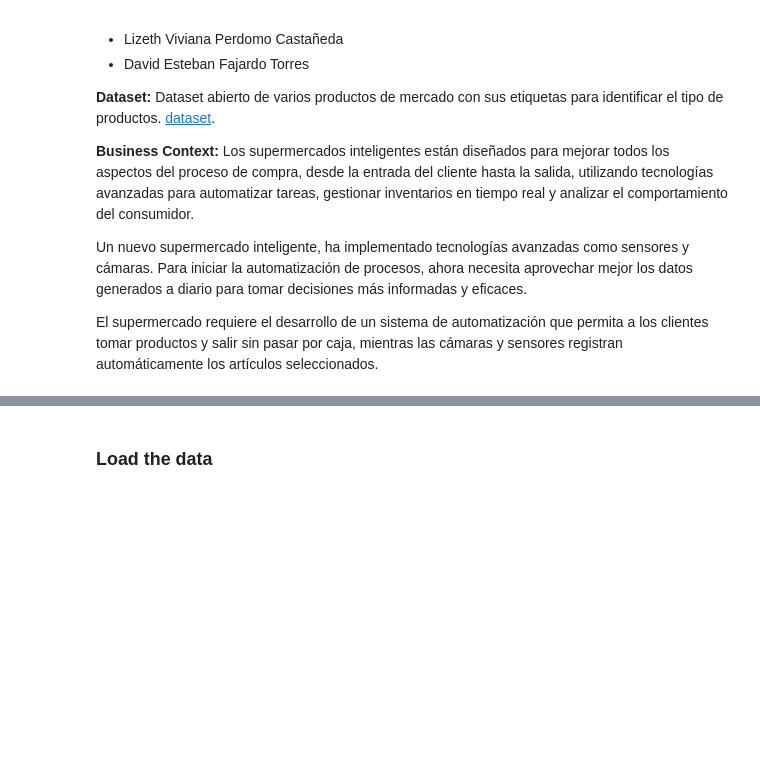
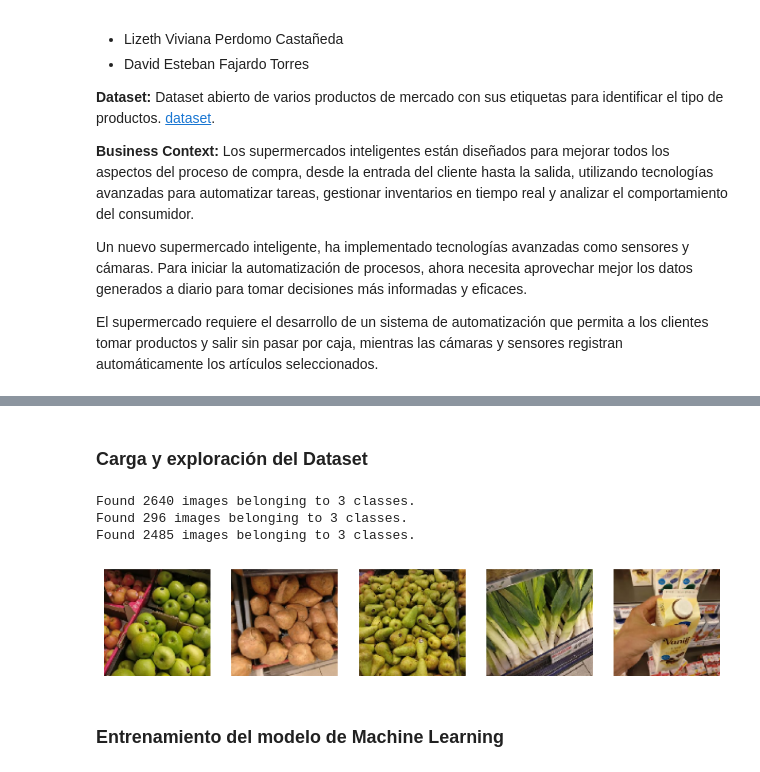
Before and after one commit to Lperdoca/Ciencia-de-datos.-Taller-2, a Jupyter notebook: ML_Supermercado_Inteligente.ipynb, the cells around one changed output, grey strips where cells are left out. Drawn from its saved outputs; the diff is of its cells as text; code cells hidden in the pictures; blank space fills up the shorter version.

```diff
--- a/ML_Supermercado_Inteligente.ipynb
+++ b/ML_Supermercado_Inteligente.ipynb
@@ -79,2 +52,49 @@ pd.set_option("display.max_rows", 100)
 # %% [markdown]
-### Load the data
+### Carga y exploración del Dataset
+# %%
+base_dir = r'C:\Users\lperd\OneDrive - Universidad de los andes\MINE 2024-2\CIENCIA DE DATOS APLICADA\Talleres\Taller 2\GroceryStoreDataset\dataset'
+# %%
+train_dir = os.path.join(base_dir, 'train')
+val_dir = os.path.join(base_dir, 'val')
+test_dir = os.path.join(base_dir, 'test')
+# %%
+# Crear un generador para cargar las imágenes
+datagen = ImageDataGenerator(rescale=1.0/255)
+
+train_generator = datagen.flow_from_directory(
+    train_dir,
+    target_size=(128, 128),
+    batch_size=32,
+    class_mode='categorical'
+)
+
+val_generator = datagen.flow_from_directory(
+    val_dir,
+    target_size=(128, 128),
+    batch_size=32,
+    class_mode='categorical'
+)
+
+test_generator = datagen.flow_from_directory(
+    test_dir,
+    target_size=(128, 128),
+    batch_size=32,
+    class_mode='categorical'
+)
+# %% [output]
+Found 2640 images belonging to 3 classes.
+Found 296 images belonging to 3 classes.
+Found 2485 images belonging to 3 classes.
+# %%
+def mostrar_imagenes(generator, num_images=5):
+    x_batch, y_batch = next(generator)
+    plt.figure(figsize=(10, 10))
+    for i in range(num_images):
+        plt.subplot(1, num_images, i + 1)
+        plt.imshow(x_batch[i])
+        plt.axis('off')
+    plt.show()
+# %%
+mostrar_imagenes(train_generator)
+# %% [output]
+[figure, added]
@@ -80,0 +113,2 @@ pd.set_option("display.max_rows", 100)
+# %% [markdown]
+### Entrenamiento del modelo de Machine Learning
```
Also changed, not shown: parts of 12 cells of this notebook.
